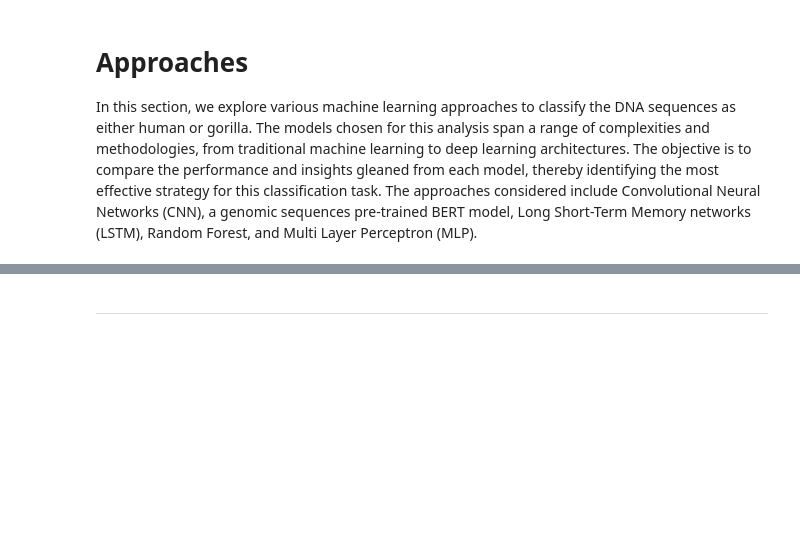
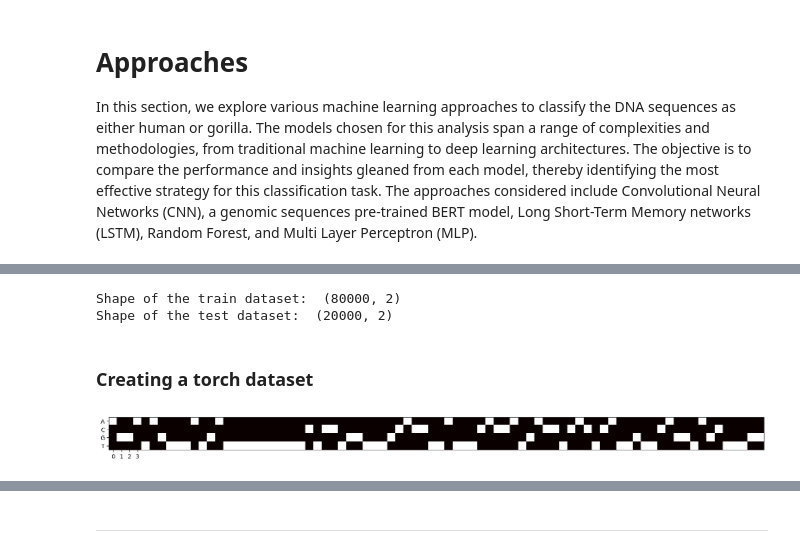
Before and after one commit to rnudb/PROJET-MLBIO, a Jupyter notebook: mlbio.ipynb, the cells around one changed output, grey strips where cells are left out. Saved outputs shown, nothing was run; the diff lists cells and outputs as text; code cells hidden in the pictures; blank space fills up the shorter version.

Commit message:
feat(final): add most tests

```diff
--- a/mlbio.ipynb
+++ b/mlbio.ipynb
@@ -112,0 +422,5 @@ Convolutional Neural Networks (CNN) are particularly adept at identifying patter
+# %%
+# Create a label column that change the species name into a number
+labels_dict = {species: i for i, species in enumerate(df.species.unique())}
+df["label"] = df.species.map(labels_dict)
+df.head()
@@ -112,0 +434,18 @@ Convolutional Neural Networks (CNN) are particularly adept at identifying patter
+# %%
+# Define a function to one hot encode a DNA sequence
+def one_hot_encode_dna(seq):
+    return np.array(
+        [
+            [
+                1 if c == "A" else 0,
+                1 if c == "C" else 0,
+                1 if c == "G" else 0,
+                1 if c == "T" else 0,
+            ]
+            for c in seq.upper()
+        ]
+    )
+# %%
+# Drop unnecessary columns
+df = df.drop(columns=["id", "species"])
+df.head()
@@ -112,0 +459,12 @@ Convolutional Neural Networks (CNN) are particularly adept at identifying patter
+# %%
+# Split the dataset into train and test
+df_train, df_test = train_test_split(
+    df.sample(n=100000), test_size=0.2, random_state=random_state
+)
+print("Shape of the train dataset: ", df_train.shape)
+print("Shape of the test dataset: ", df_test.shape)
+# %% [output]
+Shape of the train dataset:  (80000, 2)
+Shape of the test dataset:  (20000, 2)
+# %% [markdown]
+### Creating a torch dataset
@@ -112,0 +500,14 @@ Convolutional Neural Networks (CNN) are particularly adept at identifying patter
+# %%
+def print_one_hot_encoded_dna(genome_seq):
+    # Plot the one hot encoded DNA sequence
+    plt.figure(figsize=(20, 2))
+    plt.imshow(genome_seq, cmap="hot")
+    plt.xticks(range(0, genome_seq.shape[0]))
+    plt.yticks(range(0, 4), ["A", "C", "G", "T"])
+    plt.show()
+
+
+test_print = one_hot_encode_dna(df_train.iloc[0].genome_sequence).transpose(1, 0)
+print_one_hot_encoded_dna(test_print)
+# %% [output]
+[figure, added]
```
Also changed, not shown: parts of 102 cells of this notebook.
